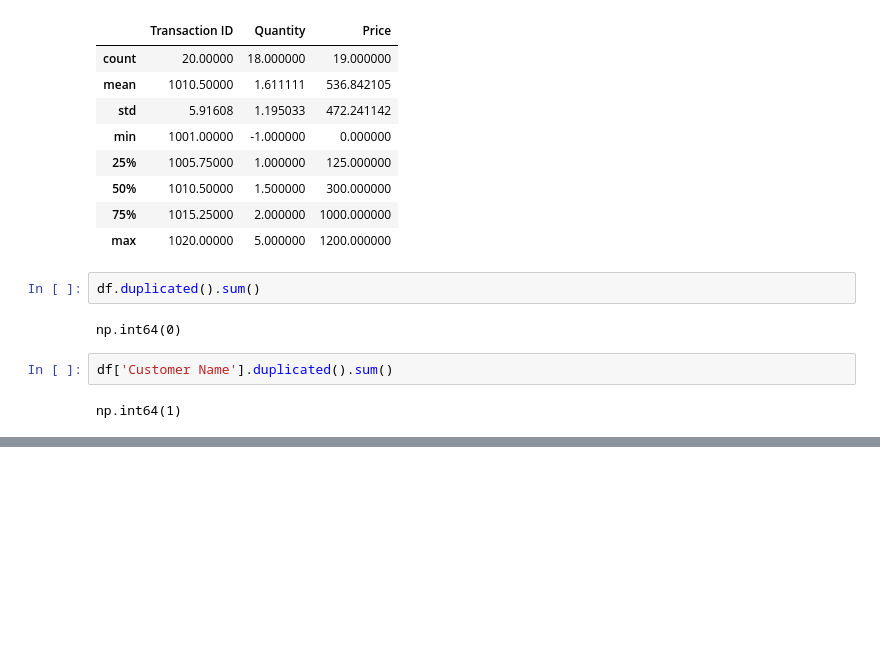
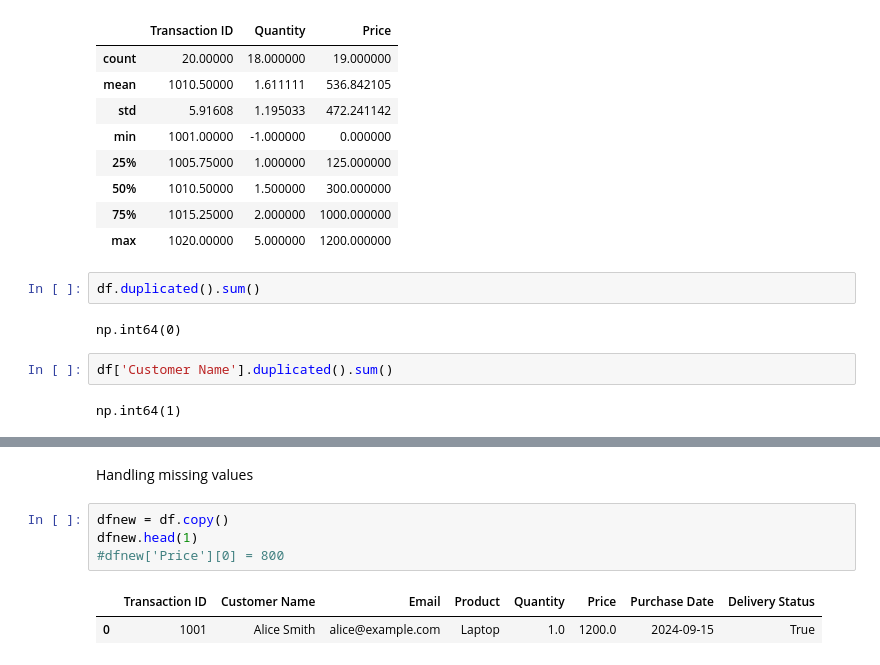
Before and after one commit to domandaris-89/AIML-Batch2, a Jupyter notebook: Day 15 - Data Handling - Cleaning/in class Data Handling.ipynb, the cells around one changed output, grey strips where cells are left out. Saved outputs shown, nothing was run; the diff lists cells and outputs as text; blank space fills up the shorter version.

```diff
--- a/Day 15 - Data Handling - Cleaning/in class Data Handling.ipynb
+++ b/Day 15 - Data Handling - Cleaning/in class Data Handling.ipynb
@@ -79,0 +95,9 @@ np.int64(1)
+# %% [markdown]
+Handling missing values
+# %%
+dfnew = df.copy()
+dfnew.head(1)
+#dfnew['Price'][0] = 800
+# %% [output]
+|  | Transaction ID | Customer Name | Email | Product | Quantity | Price | Purchase Date | Delivery Status |
+| 0 | 1001 | Alice Smith | alice@example.com | Laptop | 1.0 | 1200.0 | 2024-09-15 | True |
```
Also changed, not shown: parts of 10 cells of this notebook.
